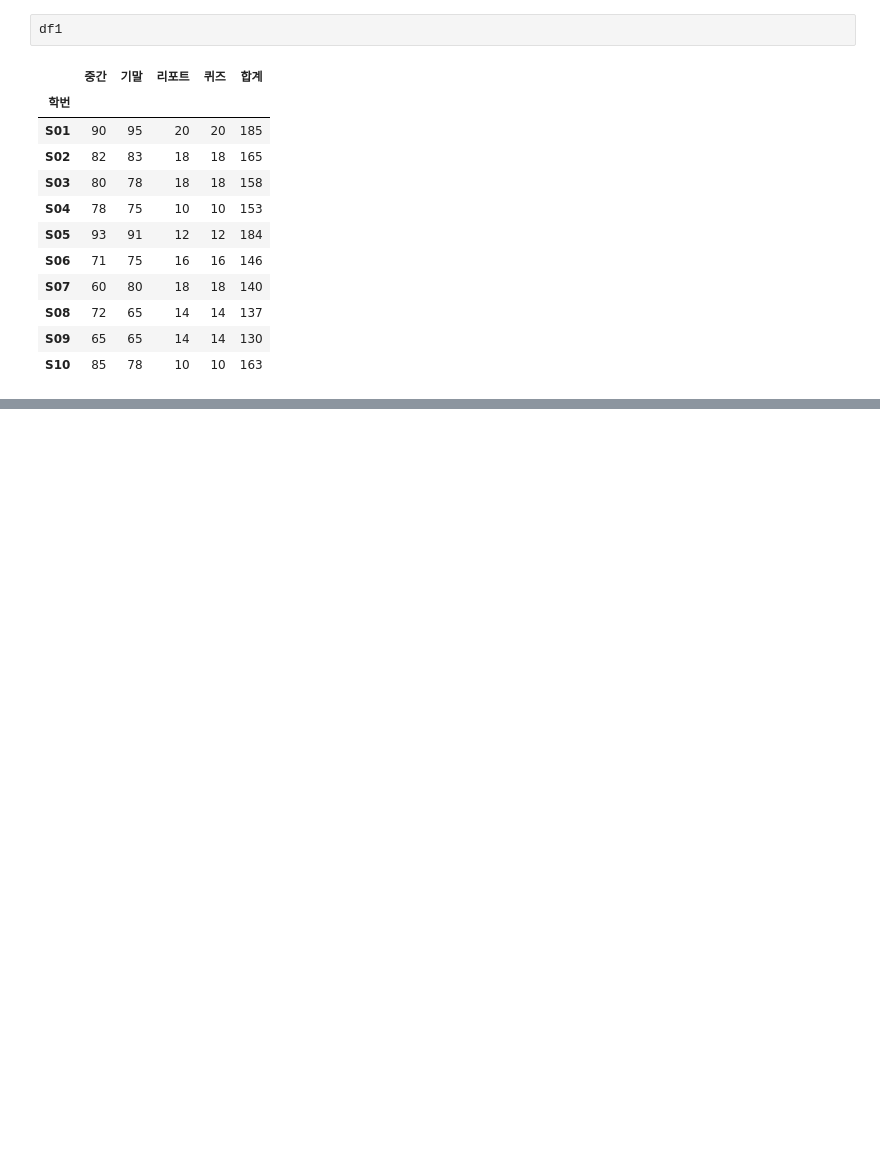
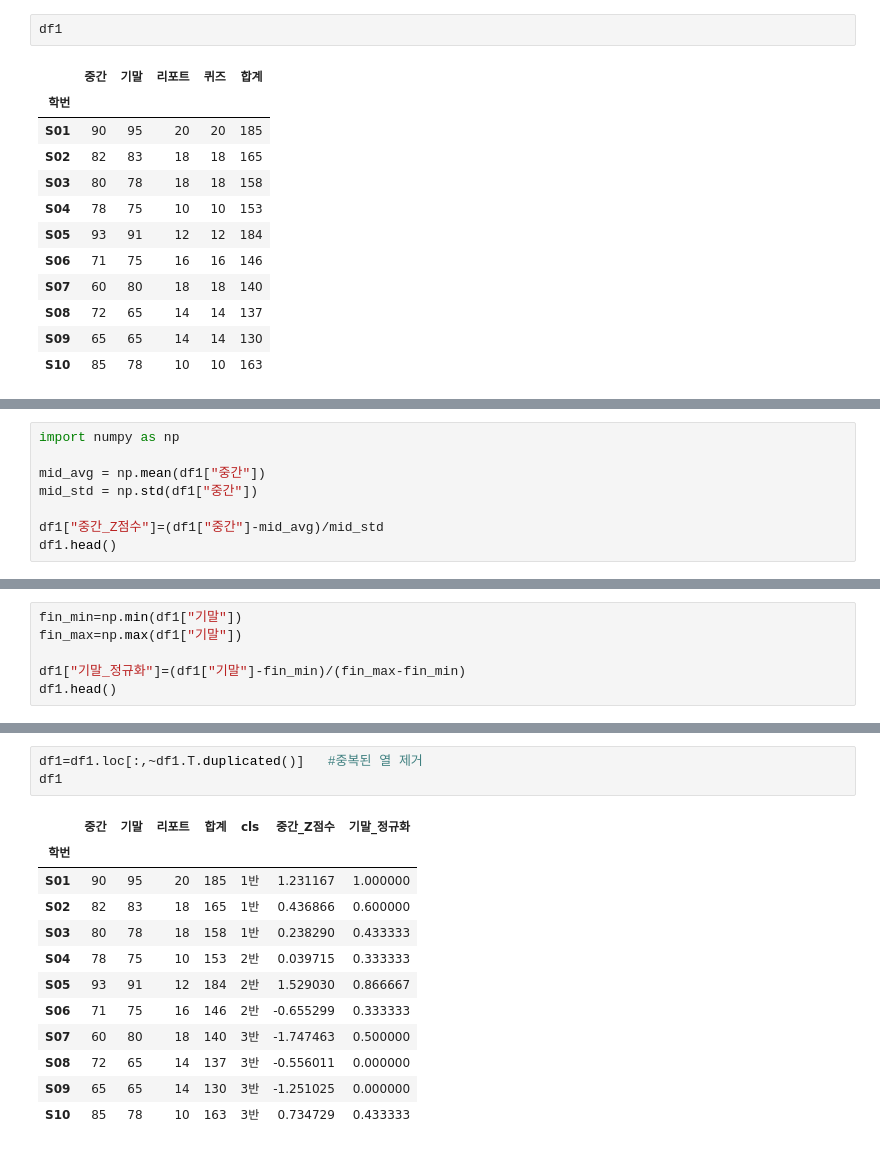
Before and after one commit to RANNY1042/DataScience, a Jupyter notebook: 0527_파이썬 기초.ipynb, the cells around one changed output, grey strips where cells are left out. Drawn from its saved outputs; the diff is of its cells as text; blank space fills up the shorter version.

```diff
--- a/0527_파이썬 기초.ipynb
+++ b/0527_파이썬 기초.ipynb
@@ -983,0 +999,8 @@ IndexError: index 6 is out of bounds for axis 0 with size 5
+# %%
+import numpy as np
+
+mid_avg = np.mean(df1["중간"])
+mid_std = np.std(df1["중간"])
+
+df1["중간_Z점수"]=(df1["중간"]-mid_avg)/mid_std
+df1.head()
@@ -983,0 +1015,6 @@ IndexError: index 6 is out of bounds for axis 0 with size 5
+# %%
+fin_min=np.min(df1["기말"])
+fin_max=np.max(df1["기말"])
+
+df1["기말_정규화"]=(df1["기말"]-fin_min)/(fin_max-fin_min)
+df1.head()
@@ -983,0 +1029,16 @@ IndexError: index 6 is out of bounds for axis 0 with size 5
+# %%
+df1=df1.loc[:,~df1.T.duplicated()]   #중복된 열 제거
+df1
+# %% [output]
+|  | 중간 | 기말 | 리포트 | 합계 | cls | 중간_Z점수 | 기말_정규화 |
+| 학번 |  |  |  |  |  |  |  |
+| S01 | 90 | 95 | 20 | 185 | 1반 | 1.231167 | 1.000000 |
+| S02 | 82 | 83 | 18 | 165 | 1반 | 0.436866 | 0.600000 |
+| S03 | 80 | 78 | 18 | 158 | 1반 | 0.238290 | 0.433333 |
+| S04 | 78 | 75 | 10 | 153 | 2반 | 0.039715 | 0.333333 |
+| S05 | 93 | 91 | 12 | 184 | 2반 | 1.529030 | 0.866667 |
+| S06 | 71 | 75 | 16 | 146 | 2반 | -0.655299 | 0.333333 |
+| S07 | 60 | 80 | 18 | 140 | 3반 | -1.747463 | 0.500000 |
+| S08 | 72 | 65 | 14 | 137 | 3반 | -0.556011 | 0.000000 |
+| S09 | 65 | 65 | 14 | 130 | 3반 | -1.251025 | 0.000000 |
+| S10 | 85 | 78 | 10 | 163 | 3반 | 0.734729 | 0.433333 |
```
Also changed, not shown: parts of 19 cells of this notebook, 1 other file.
